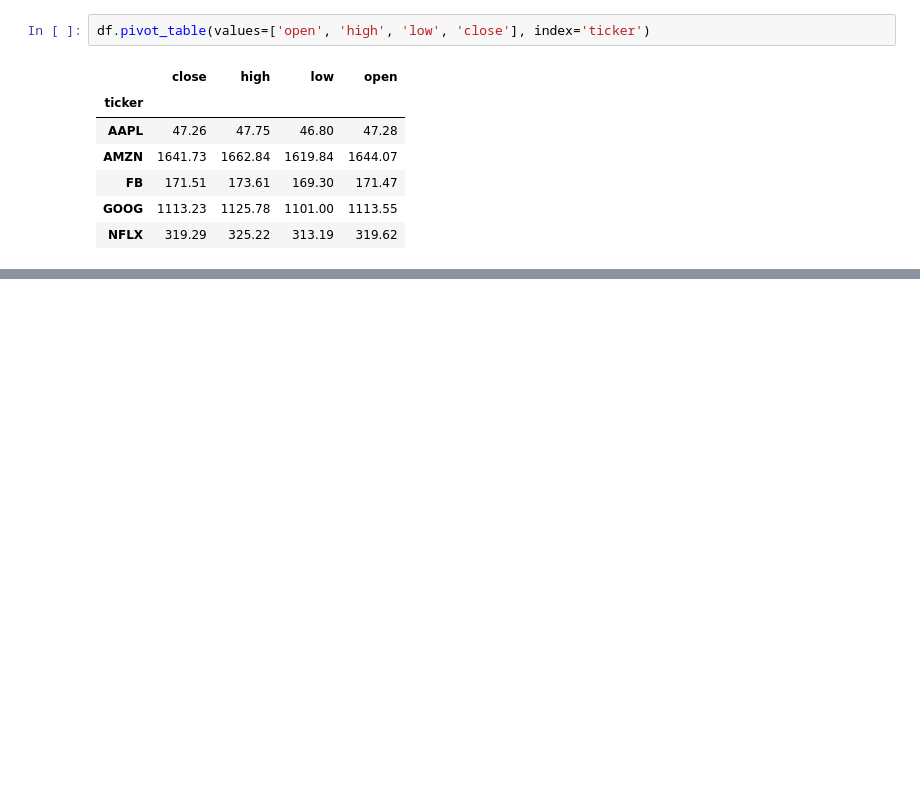
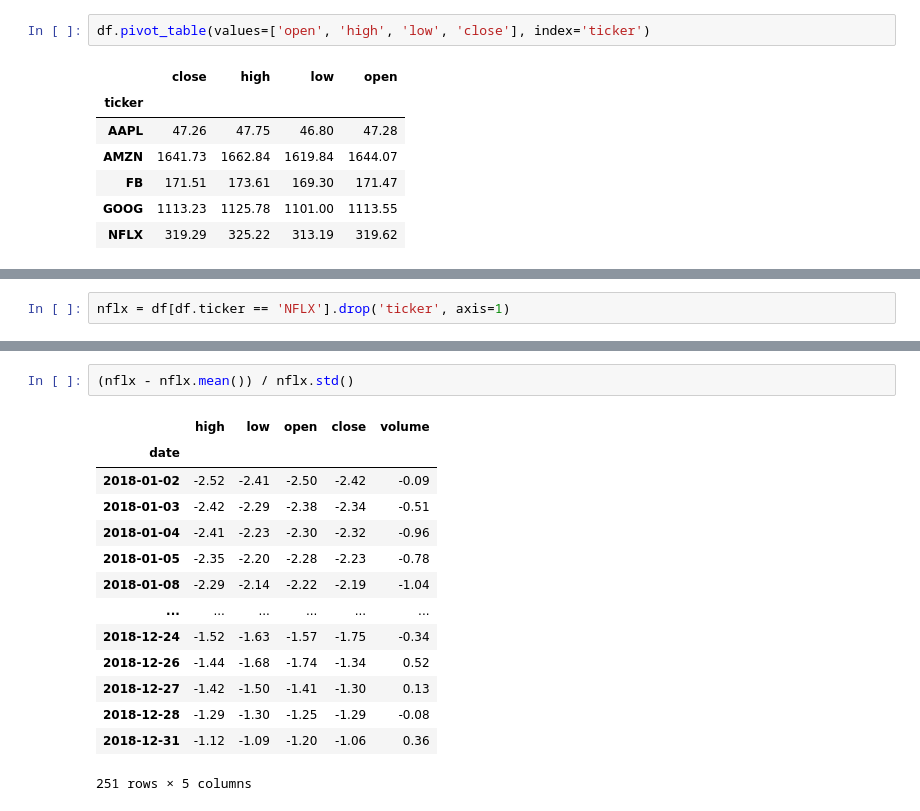
Before and after one commit to nadia-paz/ds-learning, a Jupyter notebook: data_analysis_pandas/exercises.ipynb, the cells around one changed output, grey strips where cells are left out. Drawn from its saved outputs; the diff is of its cells as text; blank space fills up the shorter version.

```diff
--- a/data_analysis_pandas/exercises.ipynb
+++ b/data_analysis_pandas/exercises.ipynb
@@ -303,0 +308,2 @@ df.pivot_table(values=['open', 'high', 'low', 'close'], index='ticker')
+# %%
+nflx = df[df.ticker == 'NFLX'].drop('ticker', axis=1)
@@ -303,0 +332,17 @@ df.pivot_table(values=['open', 'high', 'low', 'close'], index='ticker')
+# %%
+(nflx - nflx.mean()) / nflx.std()
+# %% [output]
+|  | high | low | open | close | volume |
+| date |  |  |  |  |  |
+| 2018-01-02 | -2.52 | -2.41 | -2.50 | -2.42 | -0.09 |
+| 2018-01-03 | -2.42 | -2.29 | -2.38 | -2.34 | -0.51 |
+| 2018-01-04 | -2.41 | -2.23 | -2.30 | -2.32 | -0.96 |
+| 2018-01-05 | -2.35 | -2.20 | -2.28 | -2.23 | -0.78 |
+| 2018-01-08 | -2.29 | -2.14 | -2.22 | -2.19 | -1.04 |
+| ... | ... | ... | ... | ... | ... |
+| 2018-12-24 | -1.52 | -1.63 | -1.57 | -1.75 | -0.34 |
+| 2018-12-26 | -1.44 | -1.68 | -1.74 | -1.34 | 0.52 |
+| 2018-12-27 | -1.42 | -1.50 | -1.41 | -1.30 | 0.13 |
+| 2018-12-28 | -1.29 | -1.30 | -1.25 | -1.29 | -0.08 |
+| 2018-12-31 | -1.12 | -1.09 | -1.20 | -1.06 | 0.36 |
+251 rows × 5 columns
```
Also changed, not shown: parts of 4 cells of this notebook.
